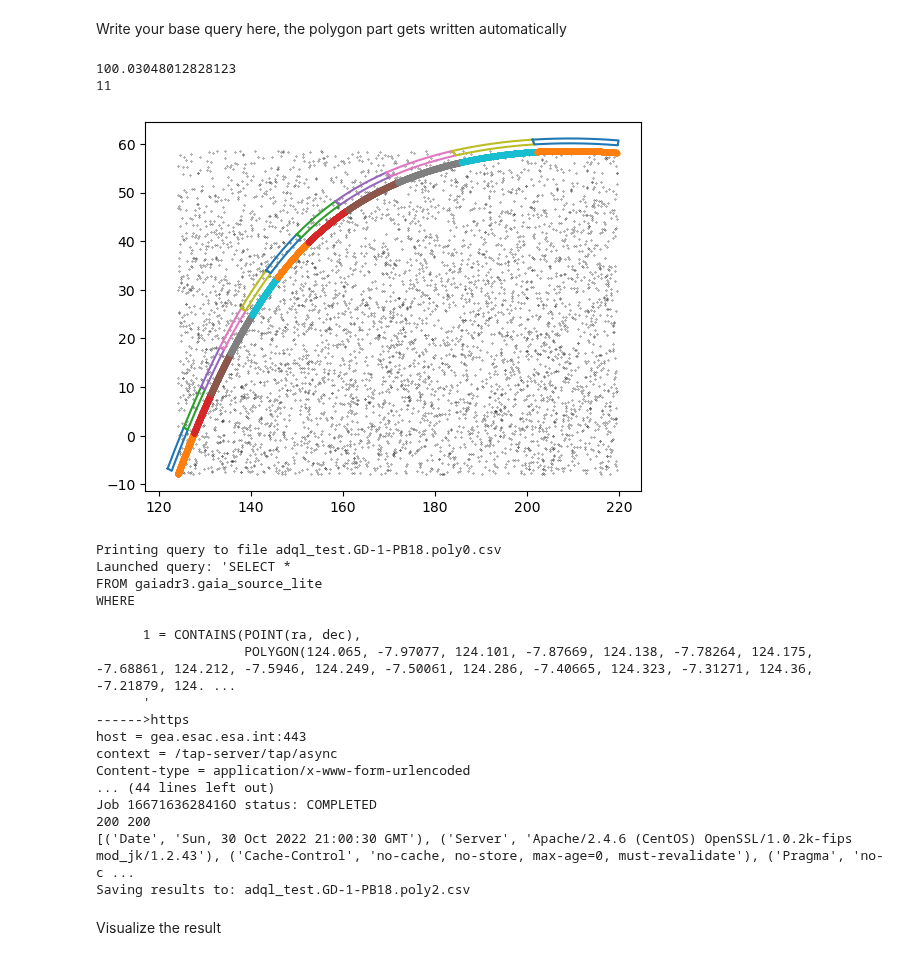
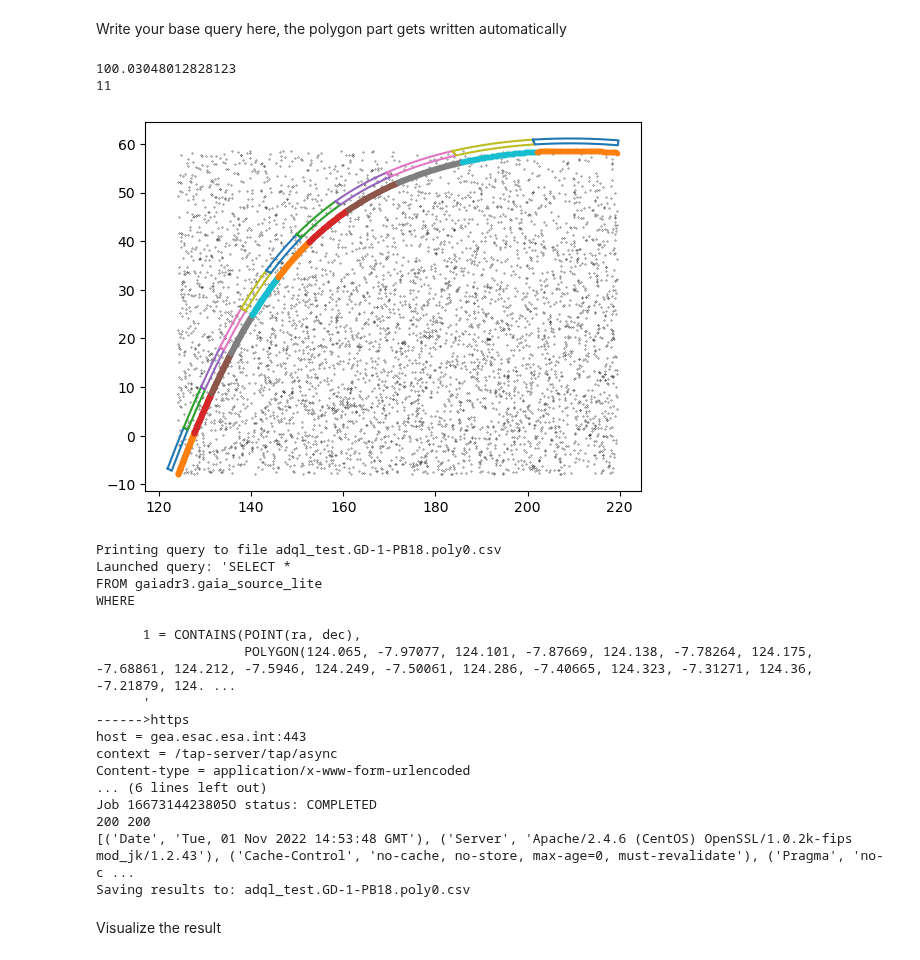
Before and after one commit to cmateu/galstreams, a Jupyter notebook: notebooks/adql_queries.ipynb, the cells around one changed output. Drawn from its saved outputs; the diff is of its cells as text; code cells hidden in the pictures.

Commit message:
downsample poly in example notebook

```diff
--- a/notebooks/adql_queries.ipynb
+++ b/notebooks/adql_queries.ipynb
@@ -32,35 +33,35 @@ WHERE
 # %%
 st = 'GD-1-PB18'
 
 #Generate random points on the sphere in an area around the track
 rao,raf = np.min(mws[st].track.ra.deg), np.max(mws[st].track.ra.deg)
 deco,decf = np.min(mws[st].track.dec.deg),np.max(mws[st].track.dec.deg)
 field_ra, field_dec = galstreams.get_random_spherical_angles(5000,az=[rao,raf],
                                                            lat=[deco,decf],degree=True)
 field = ac.SkyCoord(ra=field_ra*u.deg, dec=field_dec*u.deg, frame='icrs')
 plt.plot(field.ra, field.dec, 'k.', ms=0.5)
 
 #CHop up polygon into <20deg chunks and generate adql query for each
 print(mws[st].length.deg)
 Nchunks = np.int32(np.ceil(mws[st].length/(10.*u.deg)))
 n = np.int32(mws[st].track.size/Nchunks)
 print(Nchunks)
 query_lists = []
 plt.plot(mws[st].track.ra,mws[st].track.dec,'k.',ms=0.5)
 for i in range(Nchunks):
     #Split track into chunks
-    tr = mws[st].track[i*n:(i+1)*n]
+    tr = mws[st].track[i*n:(i+1)*n][::10]
     poly = galstreams.create_sky_polygon_footprint_from_track(tr, mws[st].stream_frame, phi2_offset=2.*u.deg)
     #The plots are just to have a look
     plt.plot(poly.icrs.ra,poly.icrs.dec)
     plt.plot(tr.ra,tr.dec,'.')
 
     myquery=galstreams.get_adql_query_from_polygon(tr, base_query=base_query)
     query_lists.append(myquery)
 # %% [output]
 100.03048012828123
 11
-[figure, old version]
+[figure, new version]
 # %%
 from astroquery.gaia import Gaia
 # %%
@@ -82,11 +83,11 @@ WHERE
 host = gea.esac.esa.int:443
 context = /tap-server/tap/async
 Content-type = application/x-www-form-urlencoded
-... (44 lines left out)
-Job 1667163628416O status: COMPLETED
+... (6 lines left out)
+Job 1667314423805O status: COMPLETED
 200 200
-[('Date', 'Sun, 30 Oct 2022 21:00:30 GMT'), ('Server', 'Apache/2.4.6 (CentOS) OpenSSL/1.0.2k-fips mod_jk/1.2.43'), ('Cache-Control', 'no-cache, no-store, max-age=0, must-revalidate'), ('Pragma', 'no-c ...
-Saving results to: adql_test.GD-1-PB18.poly2.csv
+[('Date', 'Tue, 01 Nov 2022 14:53:48 GMT'), ('Server', 'Apache/2.4.6 (CentOS) OpenSSL/1.0.2k-fips mod_jk/1.2.43'), ('Cache-Control', 'no-cache, no-store, max-age=0, must-revalidate'), ('Pragma', 'no-c ...
+Saving results to: adql_test.GD-1-PB18.poly0.csv
 # %% [markdown]
 Visualize the result
 # %%
```
Also changed, not shown: parts of 2 cells of this notebook.
